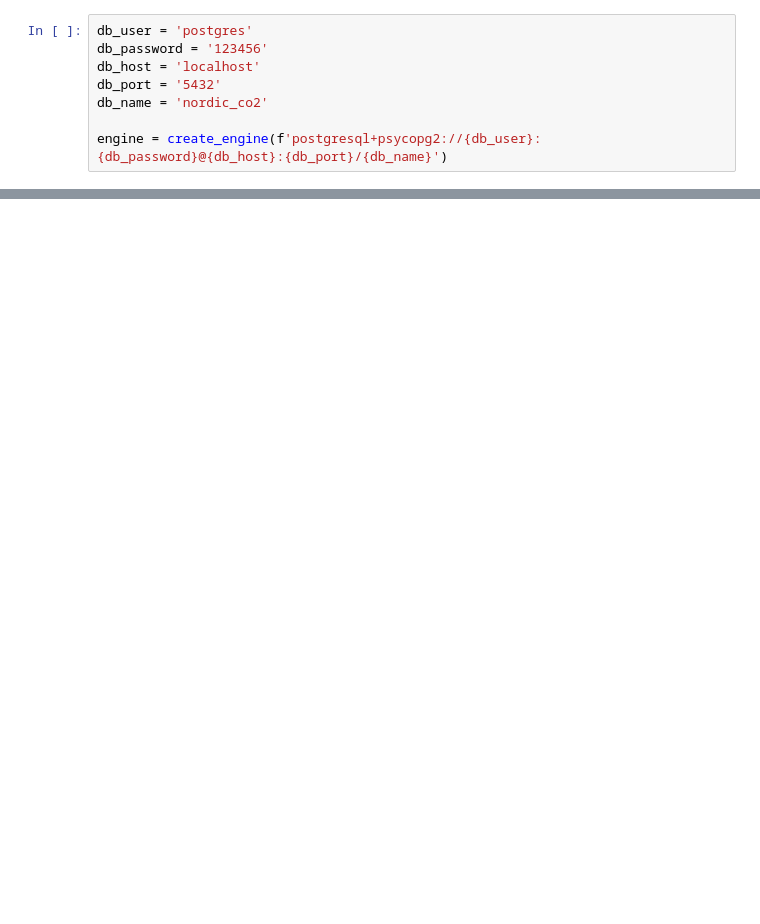
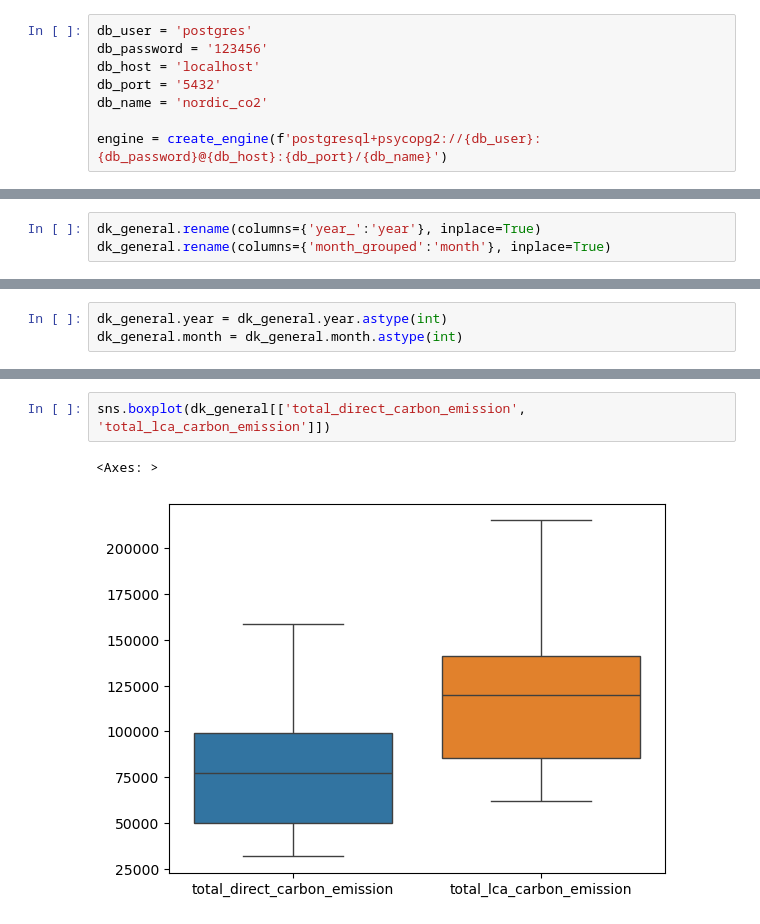
Before and after one commit to montMateus/Estudo_Emissoes-de-Carbono-na-Dinamarca, a Jupyter notebook: analysis.ipynb, the cells around one changed output, grey strips where cells are left out. Cells and saved outputs as stored; diff of their text form; blank space fills up the shorter version.

```diff
--- a/analysis.ipynb
+++ b/analysis.ipynb
@@ -202,0 +120,3 @@ display(df_all_years)
+# %%
+dk_general.rename(columns={'year_':'year'}, inplace=True)
+dk_general.rename(columns={'month_grouped':'month'}, inplace=True)
@@ -202,0 +139,3 @@ display(df_all_years)
+# %%
+dk_general.year = dk_general.year.astype(int)
+dk_general.month = dk_general.month.astype(int)
@@ -202,0 +156,5 @@ display(df_all_years)
+# %%
+sns.boxplot(dk_general[['total_direct_carbon_emission', 'total_lca_carbon_emission']])
+# %% [output]
+<Axes: >
+[figure, added]
```
Also changed, not shown: parts of 53 cells of this notebook, 2 other files.
